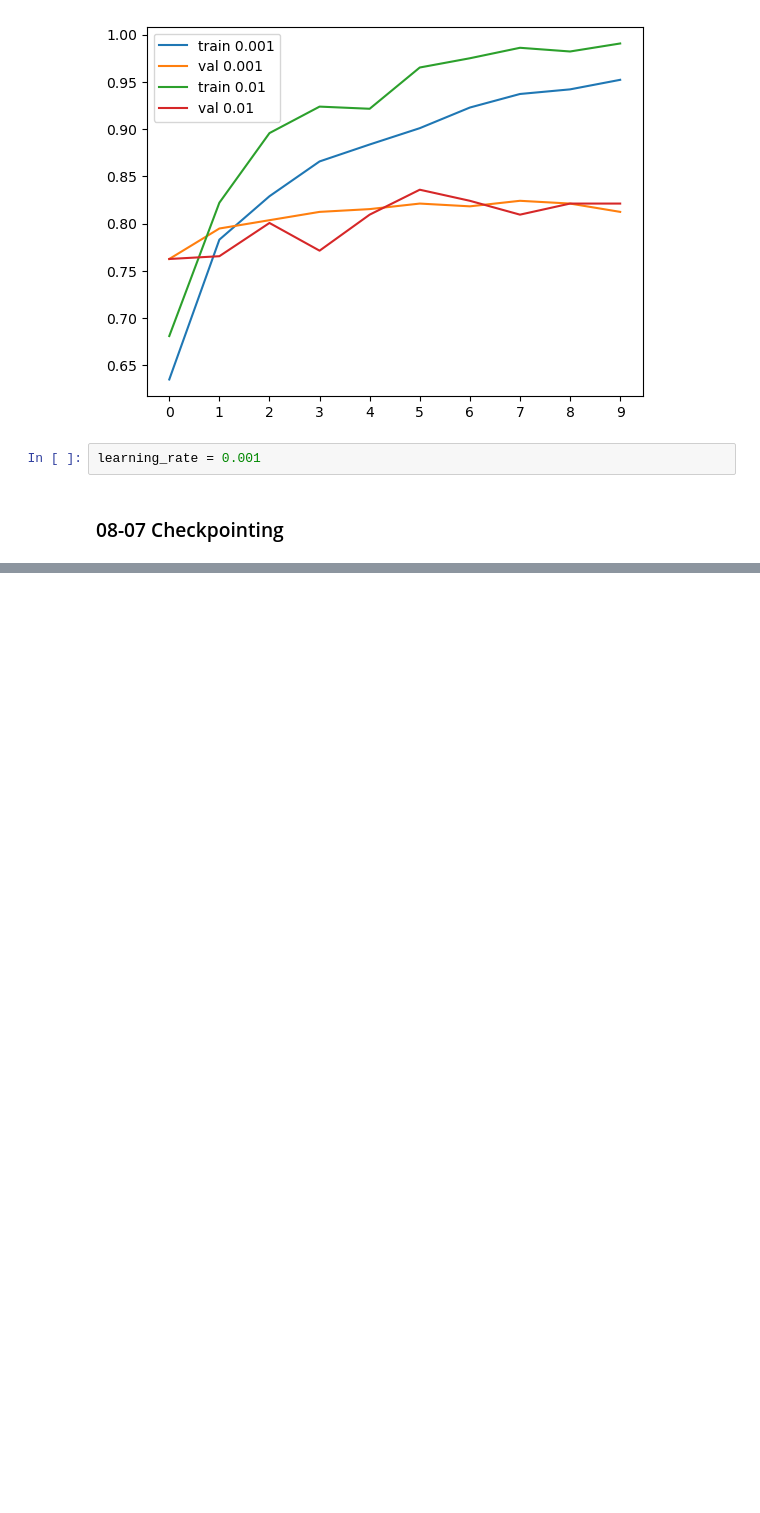
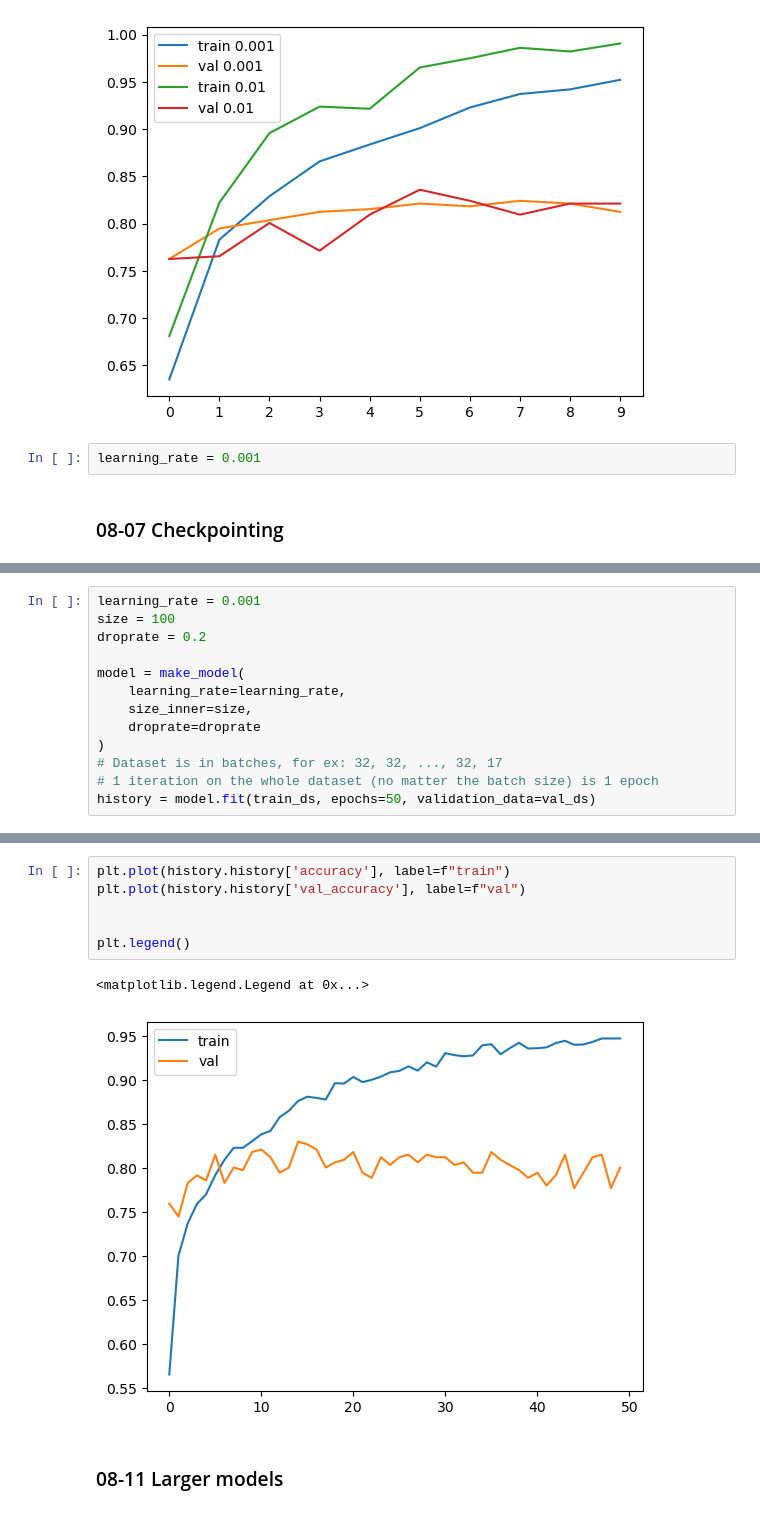
Before and after one commit to Frederic7/ml_zoomcamp, a Jupyter notebook: Theory/notes_08.ipynb, the cells around one changed output, grey strips where cells are left out. Saved outputs shown, nothing was run; the diff lists cells and outputs as text; blank space fills up the shorter version.

```diff
--- a/Theory/notes_08.ipynb
+++ b/Theory/notes_08.ipynb
@@ -465,0 +749,13 @@ learning_rate = 0.001
+# %%
+learning_rate = 0.001
+size = 100
+droprate = 0.2
+
+model = make_model(
+    learning_rate=learning_rate,
+    size_inner=size,
+    droprate=droprate
+)
+# Dataset is in batches, for ex: 32, 32, ..., 32, 17
+# 1 iteration on the whole dataset (no matter the batch size) is 1 epoch
+history = model.fit(train_ds, epochs=50, validation_data=val_ds)
@@ -465,0 +780,11 @@ learning_rate = 0.001
+# %%
+plt.plot(history.history['accuracy'], label=f"train")
+plt.plot(history.history['val_accuracy'], label=f"val")
+
+
+plt.legend()
+# %% [output]
+<matplotlib.legend.Legend at 0x...>
+[figure, added]
+# %% [markdown]
+### 08-11 Larger models
```
Also changed, not shown: parts of 40 cells of this notebook, 8 other files.
